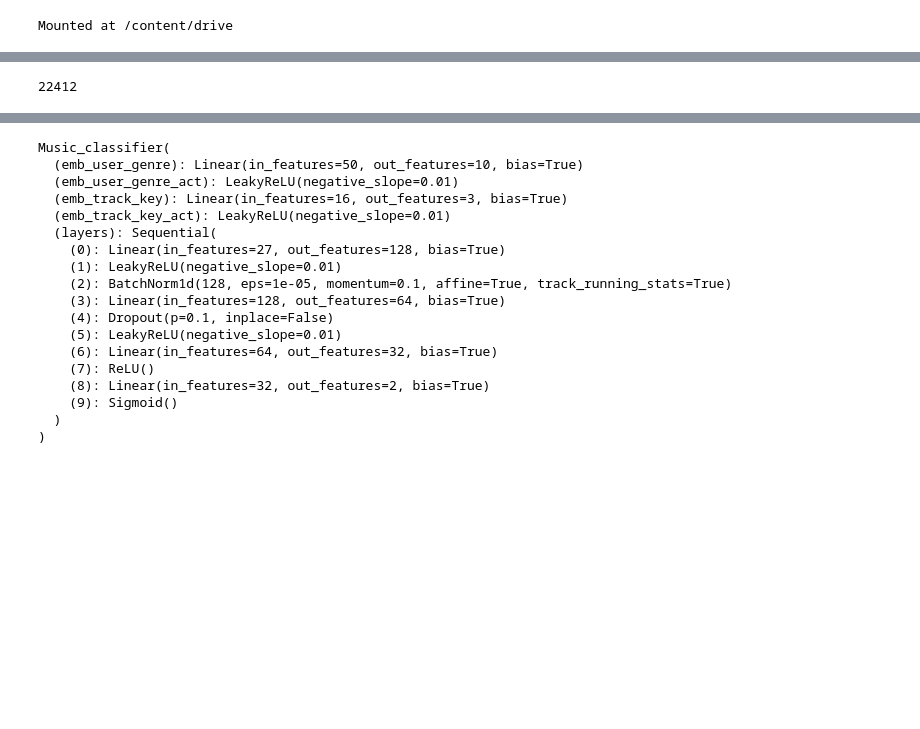
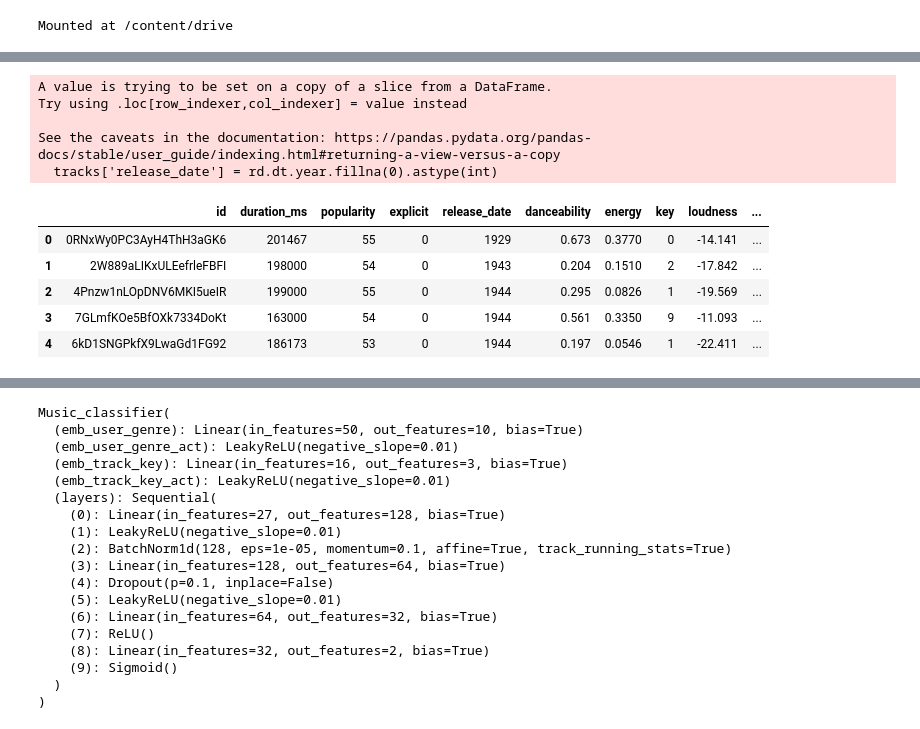
Before and after one commit to RichardStaszkiewicz/WUT-IUM-PROJECT-Music-Recommender-System, a Jupyter notebook: microservice/src/notebooks/recommender_system/model_2_classifier/classifier_music.ipynb, the cells around one changed output, grey strips where cells are left out. Drawn from its saved outputs; the diff is of its cells as text; code cells hidden in the pictures; blank space fills up the shorter version.

```diff
--- a/microservice/src/notebooks/recommender_system/model_2_classifier/classifier_music.ipynb
+++ b/microservice/src/notebooks/recommender_system/model_2_classifier/classifier_music.ipynb
@@ -25,11 +32,9 @@ sessions = pd.read_json("/content/drive/MyDrive/Yoga/studia/semestr6/sessions.js
 # %%
-select = sessions['track_id'].value_counts().to_frame()
-weights = [select.loc[i].to_numpy()[0] if i in select.index else 0 for i in tracks['id']]
-len(weights)
+# select = sessions['track_id'].value_counts().to_frame()
+# weights = [select.loc[i].to_numpy()[0] if i in select.index else 0 for i in tracks['id']]
+# len(weights)
-# %% [output]
-22412
 # %%
-tracks = tracks.sample(n = 250, weights=weights).reset_index(drop=True)
+# tracks = tracks.sample(n = 250, weights=weights).reset_index(drop=True)
 # %%
 track_ids = tracks.id
 VALID_COLUMN_NAMES = ['id', 'duration_ms', 'popularity', 'explicit', 'release_date','danceability', 'energy', 'key', 'loudness', 'speechiness', 'acousticness', 'instrumentalness', 'liveness', 'valence', 'tempo']
@@ -37,3 +42,19 @@ tracks = tracks[VALID_COLUMN_NAMES]
 rd = tracks.release_date
 rd = pd.to_datetime(rd, errors='coerce')
 tracks['release_date'] = rd.dt.year.fillna(0).astype(int)
+# %% [output]
+A value is trying to be set on a copy of a slice from a DataFrame.
+Try using .loc[row_indexer,col_indexer] = value instead
+
+See the caveats in the documentation: https://pandas.pydata.org/pandas-docs/stable/user_guide/indexing.html#returning-a-view-versus-a-copy
+  tracks['release_date'] = rd.dt.year.fillna(0).astype(int)
+# %%
+tracks = tracks.reset_index(drop=True)
+tracks.head()
+# %% [output]
+|  | id | duration_ms | popularity | explicit | release_date | danceability | energy | key | loudness | ... |
+| 0 | 0RNxWy0PC3AyH4ThH3aGK6 | 201467 | 55 | 0 | 1929 | 0.673 | 0.3770 | 0 | -14.141 | ... |
+| 1 | 2W889aLIKxULEefrleFBFI | 198000 | 54 | 0 | 1943 | 0.204 | 0.1510 | 2 | -17.842 | ... |
+| 2 | 4Pnzw1nLOpDNV6MKI5ueIR | 199000 | 55 | 0 | 1944 | 0.295 | 0.0826 | 1 | -19.569 | ... |
+| 3 | 7GLmfKOe5BfOXk7334DoKt | 163000 | 54 | 0 | 1944 | 0.561 | 0.3350 | 9 | -11.093 | ... |
+| 4 | 6kD1SNGPkfX9LwaGd1FG92 | 186173 | 53 | 0 | 1944 | 0.197 | 0.0546 | 1 | -22.411 | ... |
```
Also changed, not shown: parts of 44 cells of this notebook.
